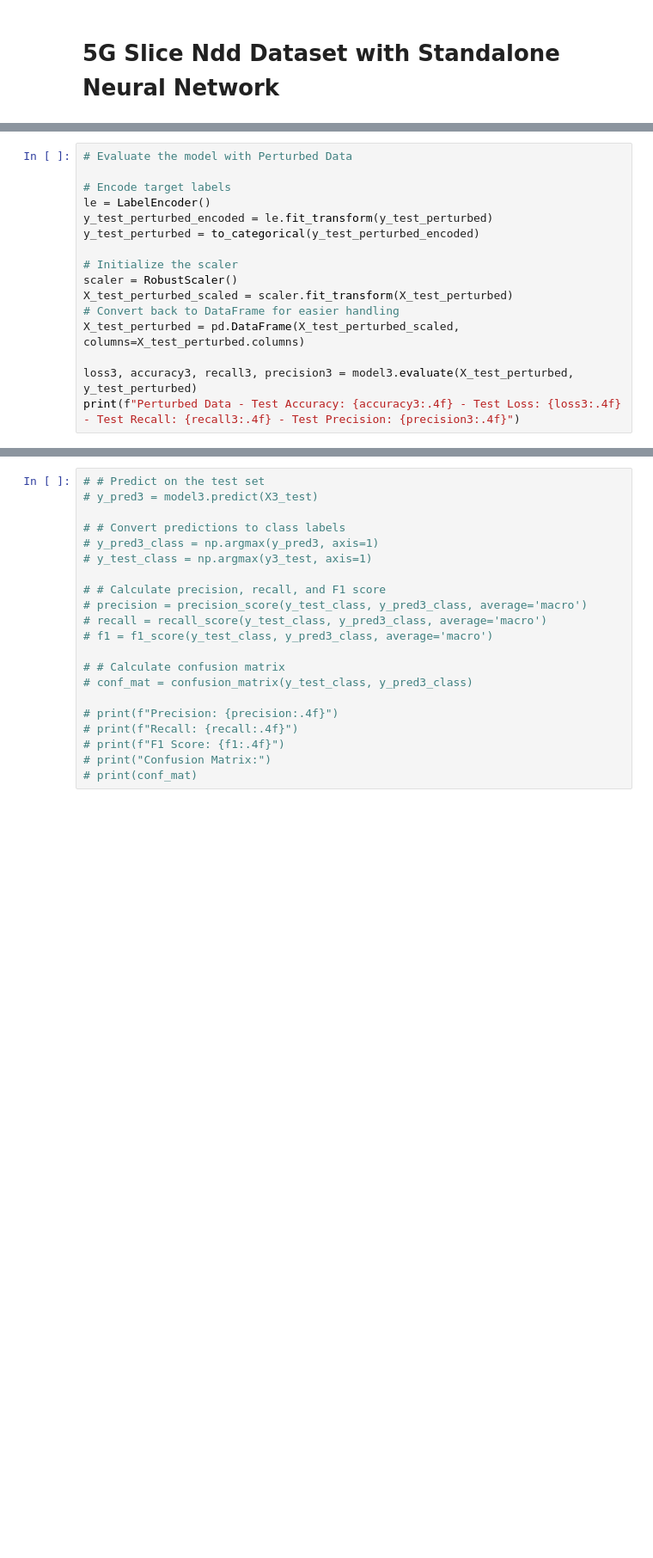
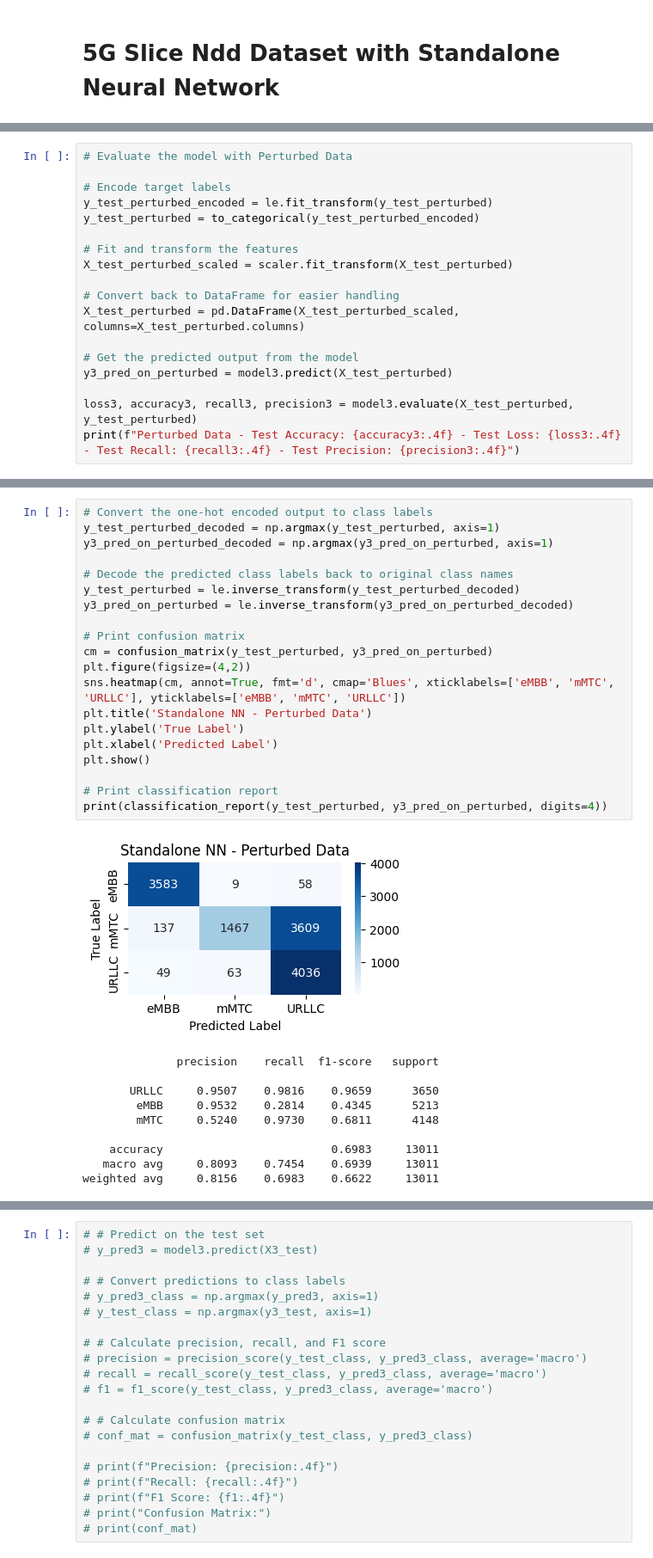
Before and after one commit to sujeshpadhi91/Network-Slicing-with-ML, a Jupyter notebook: Notebooks/Exp19_NSI_TL_vs_RFC_data_perturbation.ipynb, the cells around one changed output, grey strips where cells are left out. Shown: that part at 86% size. Saved outputs shown, nothing was run; the diff lists cells and outputs as text; blank space fills up the shorter version.

```diff
--- a/Notebooks/Exp19_NSI_TL_vs_RFC_data_perturbation.ipynb
+++ b/Notebooks/Exp19_NSI_TL_vs_RFC_data_perturbation.ipynb
@@ -635,16 +642,18 @@ Test Accuracy after training: 0.9872 - Test Loss: 0.0880 - Test Recall: 0.9868 -
 # Evaluate the model with Perturbed Data
 
 # Encode target labels
-le = LabelEncoder()
 y_test_perturbed_encoded = le.fit_transform(y_test_perturbed)
 y_test_perturbed = to_categorical(y_test_perturbed_encoded)
 
-# Initialize the scaler
-scaler = RobustScaler()
+# Fit and transform the features
 X_test_perturbed_scaled = scaler.fit_transform(X_test_perturbed)
+
 # Convert back to DataFrame for easier handling
 X_test_perturbed = pd.DataFrame(X_test_perturbed_scaled, columns=X_test_perturbed.columns)
 
+# Get the predicted output from the model
+y3_pred_on_perturbed = model3.predict(X_test_perturbed)
+
 loss3, accuracy3, recall3, precision3 = model3.evaluate(X_test_perturbed, y_test_perturbed)
 print(f"Perturbed Data - Test Accuracy: {accuracy3:.4f} - Test Loss: {loss3:.4f} - Test Recall: {recall3:.4f} - Test Precision: {precision3:.4f}")
 # %% [output]
@@ -653 +663,32 @@ Perturbed Data - Test Accuracy: 0.6981 - Test Loss: 2.0032 - Test Recall: 0.6958
+# %%
+# Convert the one-hot encoded output to class labels
+y_test_perturbed_decoded = np.argmax(y_test_perturbed, axis=1)
+y3_pred_on_perturbed_decoded = np.argmax(y3_pred_on_perturbed, axis=1)
+
+# Decode the predicted class labels back to original class names
+y_test_perturbed = le.inverse_transform(y_test_perturbed_decoded)
+y3_pred_on_perturbed = le.inverse_transform(y3_pred_on_perturbed_decoded)
+
+# Print confusion matrix
+cm = confusion_matrix(y_test_perturbed, y3_pred_on_perturbed)
+plt.figure(figsize=(4,2))
+sns.heatmap(cm, annot=True, fmt='d', cmap='Blues', xticklabels=['eMBB', 'mMTC', 'URLLC'], yticklabels=['eMBB', 'mMTC', 'URLLC'])
+plt.title('Standalone NN - Perturbed Data')
+plt.ylabel('True Label')
+plt.xlabel('Predicted Label')
+plt.show()
+
+# Print classification report
+print(classification_report(y_test_perturbed, y3_pred_on_perturbed, digits=4))
+# %% [output]
+[figure, added]
+              precision    recall  f1-score   support
+
+       URLLC     0.9507    0.9816    0.9659      3650
+        eMBB     0.9532    0.2814    0.4345      5213
+        mMTC     0.5240    0.9730    0.6811      4148
+
+    accuracy                         0.6983     13011
+   macro avg     0.8093    0.7454    0.6939     13011
+weighted avg     0.8156    0.6983    0.6622     13011
 # %%
```
Also changed, not shown: parts of 25 cells of this notebook.
